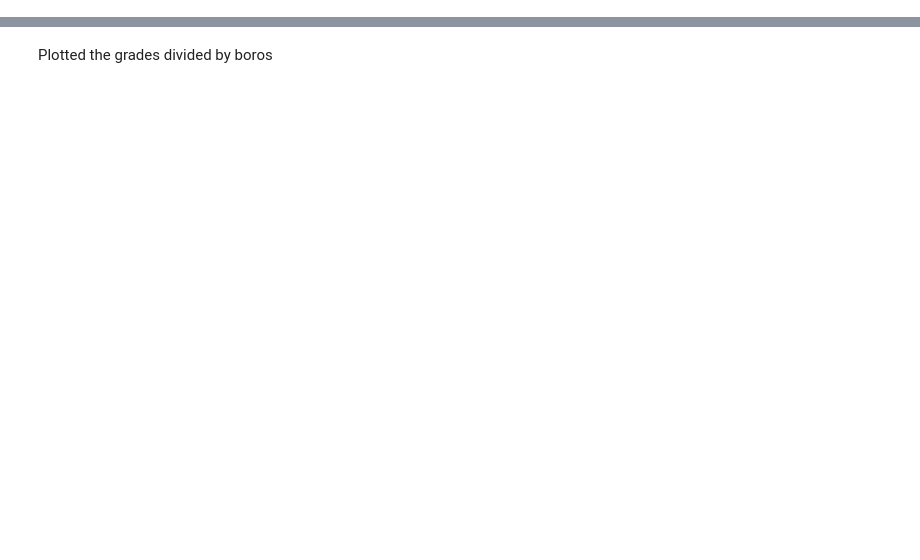
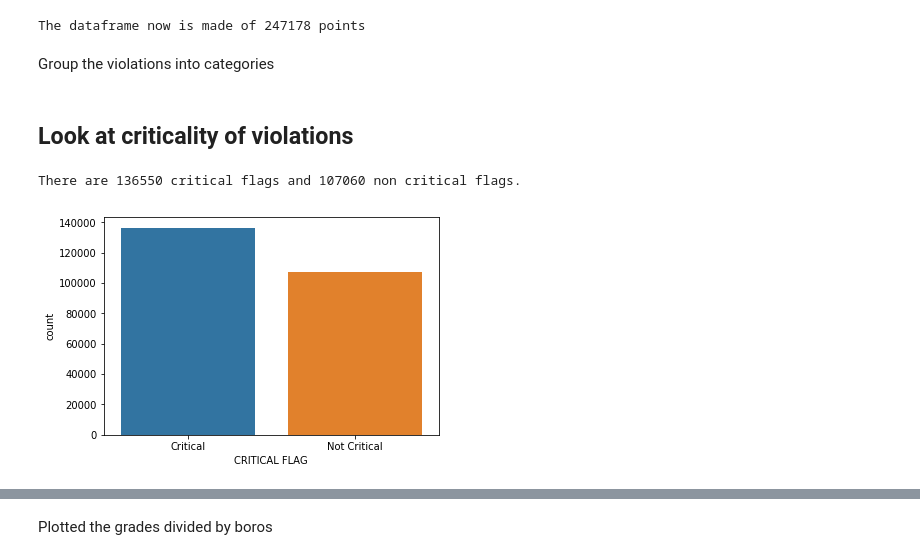
Before and after one commit to stefanopoggio/restaurant-inspection, a Jupyter notebook: Inspection_code.ipynb, the cells around one changed output, grey strips where cells are left out. Saved outputs shown, nothing was run; the diff lists cells and outputs as text; code cells hidden in the pictures; blank space fills up the shorter version.

```diff
--- a/Inspection_code.ipynb
+++ b/Inspection_code.ipynb
@@ -26,0 +52,7 @@ df.describe(include=[np.object])
+# %%
+df = df[df['CUISINE DESCRIPTION'].isin(major_cuisines)]
+print('The dataframe now is made of %d points' %(len(df)))
+# %% [output]
+The dataframe now is made of 247178 points
+# %% [markdown]
+Group the violations into categories
@@ -26,0 +69,9 @@ df.describe(include=[np.object])
+# %% [markdown]
+## Look at criticality of violations
+# %%
+flags=df[df['CRITICAL FLAG'].isin(['Critical', 'Not Critical'])]
+ax = sns.countplot(data=flags, x='CRITICAL FLAG')
+print('There are %d critical flags and %d non critical flags.' %(sum(flags['CRITICAL FLAG']=='Critical'), sum(flags['CRITICAL FLAG']=='Not Critical')))
+# %% [output]
+There are 136550 critical flags and 107060 non critical flags.
+[figure, added]
```
Also changed, not shown: parts of 19 cells of this notebook.
